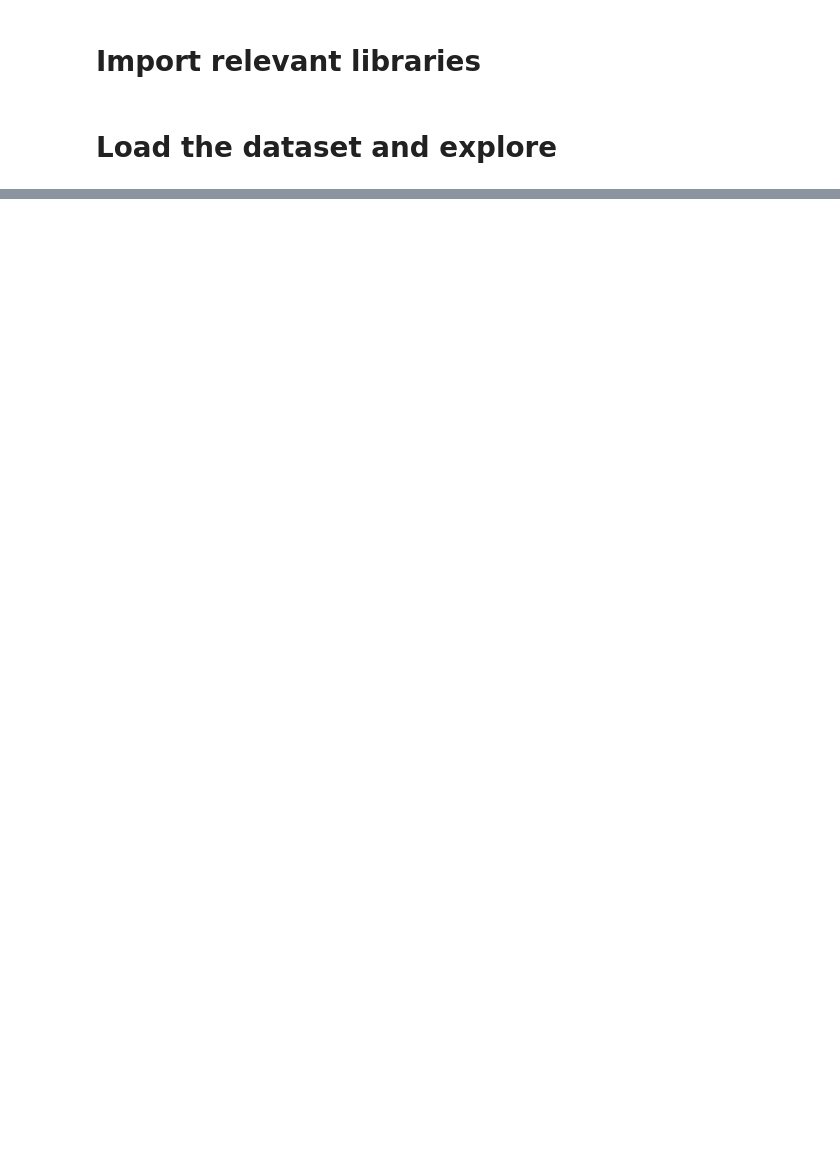
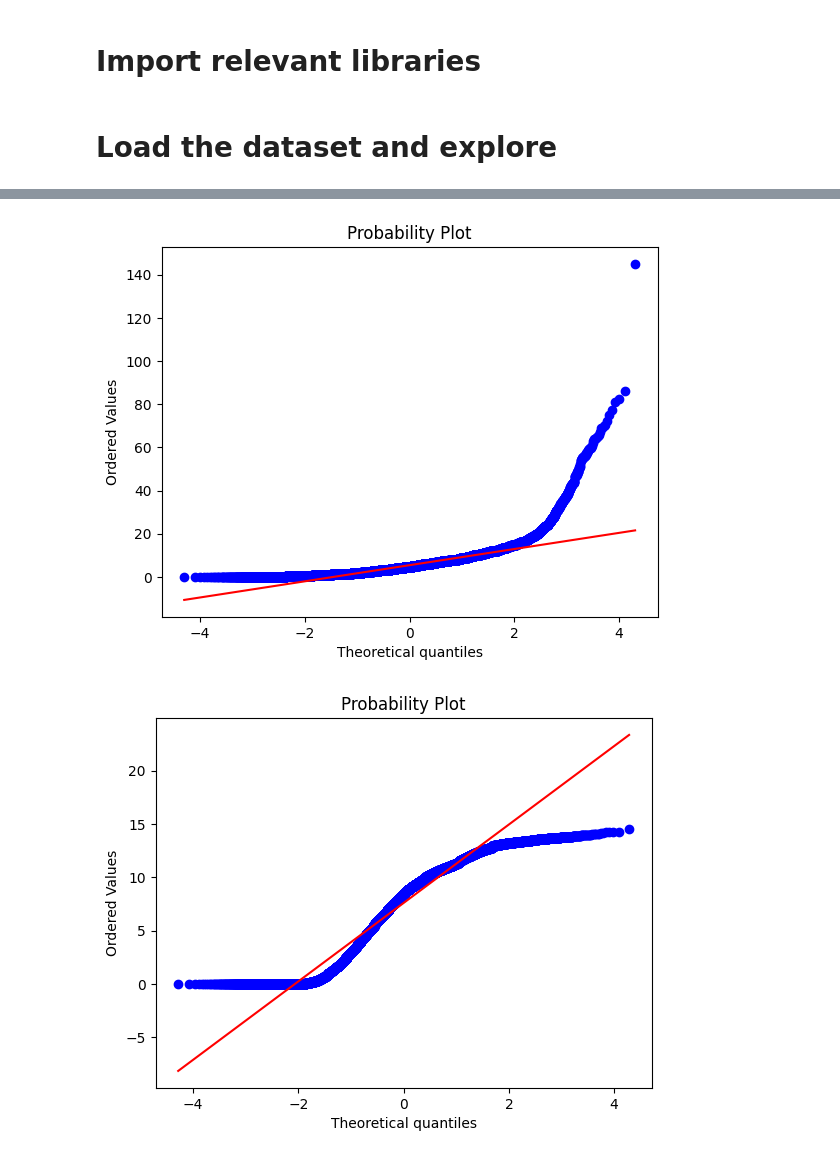
Before and after one commit to fargasetya/WFiA1, a Jupyter notebook: notebook/WFAuNotebook.ipynb, the cells around one changed output, grey strips where cells are left out. Saved outputs shown, nothing was run; the diff lists cells and outputs as text; code cells hidden in the pictures; blank space fills up the shorter version.

```diff
--- a/notebook/WFAuNotebook.ipynb
+++ b/notebook/WFAuNotebook.ipynb
@@ -44,0 +83,12 @@ df.head()
+# %%
+import scipy.stats as stats
+
+def qq_plot(data):
+    stats.probplot(data, dist="norm", plot=plt)
+    plt.show()
+
+for column in columns_to_check:
+    qq_plot(df[column].dropna())
+# %% [output]
+[figure, added]
+[figure, added]
```
Also changed, not shown: parts of 39 cells of this notebook.
